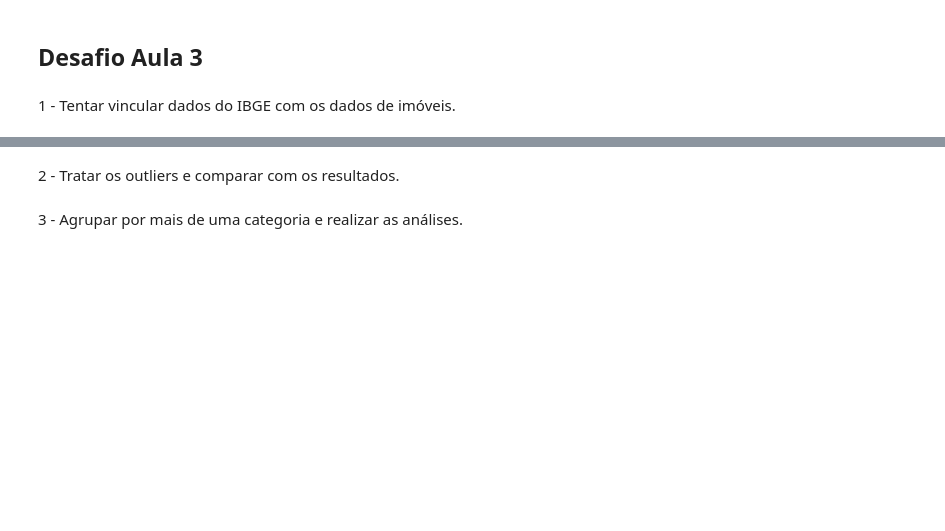
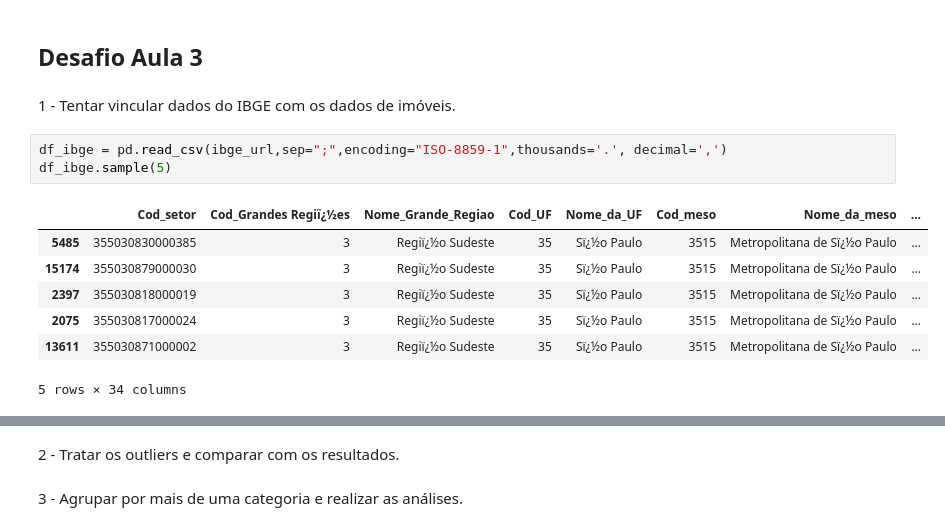
Before and after one commit to rafaelladuarte/imersao_dados_4, a Jupyter notebook: Imersao_Dados/Aulas/Aula_3.ipynb, the cells around one changed output, grey strips where cells are left out. Cells and saved outputs as stored; diff of their text form; blank space fills up the shorter version.

```diff
--- a/Imersao_Dados/Aulas/Aula_3.ipynb
+++ b/Imersao_Dados/Aulas/Aula_3.ipynb
@@ -569,3 +553,14 @@ pd.read_csv(ibge_url,sep=";",encoding="utf-8")
 ## Desafio Aula 3
 # %% [markdown]
 1 - Tentar vincular dados do IBGE com os dados de imóveis.
+# %%
+df_ibge = pd.read_csv(ibge_url,sep=";",encoding="ISO-8859-1",thousands='.', decimal=',')
+df_ibge.sample(5)
+# %% [output]
+|  | Cod_setor | Cod_Grandes Regiï¿½es | Nome_Grande_Regiao | Cod_UF | Nome_da_UF | Cod_meso | Nome_da_meso | ... |
+| 5485 | 355030830000385 | 3 | Regiï¿½o Sudeste | 35 | Sï¿½o Paulo | 3515 | Metropolitana de Sï¿½o Paulo | ... |
+| 15174 | 355030879000030 | 3 | Regiï¿½o Sudeste | 35 | Sï¿½o Paulo | 3515 | Metropolitana de Sï¿½o Paulo | ... |
+| 2397 | 355030818000019 | 3 | Regiï¿½o Sudeste | 35 | Sï¿½o Paulo | 3515 | Metropolitana de Sï¿½o Paulo | ... |
+| 2075 | 355030817000024 | 3 | Regiï¿½o Sudeste | 35 | Sï¿½o Paulo | 3515 | Metropolitana de Sï¿½o Paulo | ... |
+| 13611 | 355030871000002 | 3 | Regiï¿½o Sudeste | 35 | Sï¿½o Paulo | 3515 | Metropolitana de Sï¿½o Paulo | ... |
+5 rows × 34 columns
```
Also changed, not shown: parts of 6 cells of this notebook, 3 other files.
